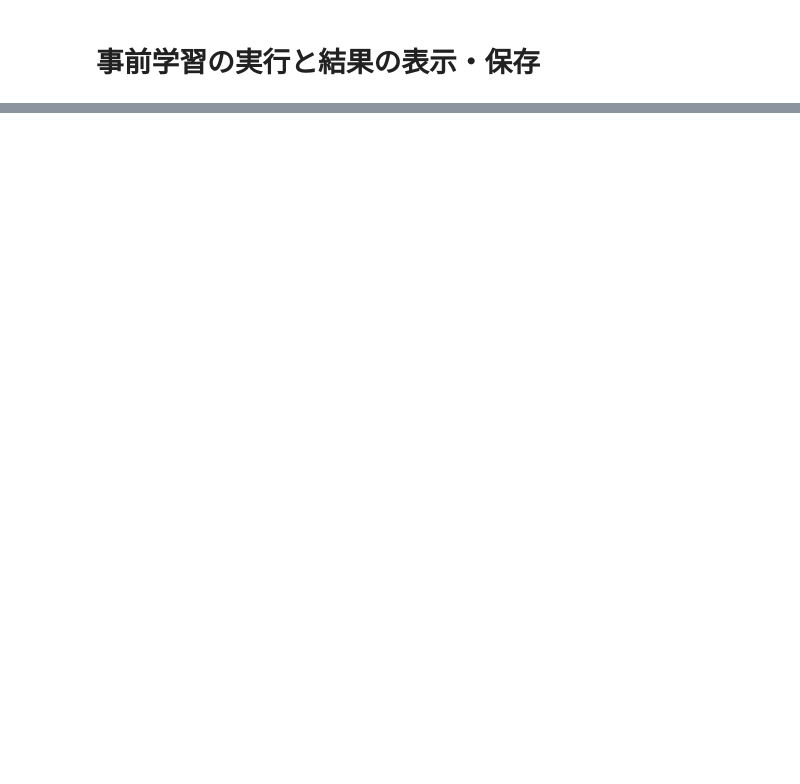
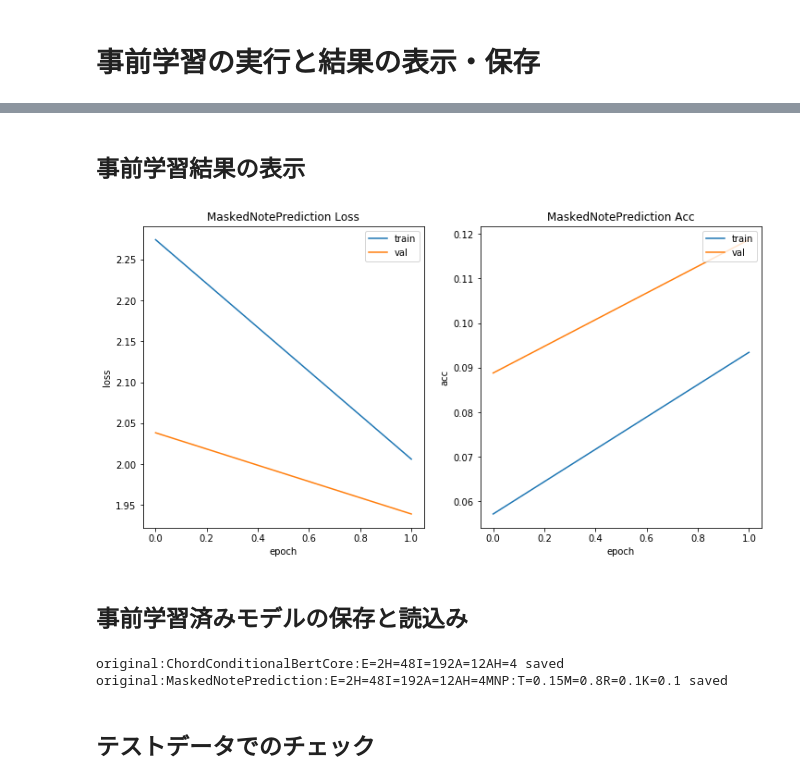
Before and after one commit to fuurin/schwbert, a Jupyter notebook: pretraining/theorytab.ipynb, the cells around one changed output, grey strips where cells are left out. Drawn from its saved outputs; the diff is of its cells as text; code cells hidden in the pictures; blank space fills up the shorter version.

```diff
--- a/pretraining/theorytab.ipynb
+++ b/pretraining/theorytab.ipynb
@@ -1168,10 +1112,10 @@ test data size: 871
 # %%
 multi_gpu = False
-device = torch.device('cuda:2')
+device = torch.device('cuda:3')
 
 multi_gpu = multi_gpu and (device == 'cuda')
 
-core = ChordConditionalBertCore(config).to(device)
+core = ChordConditionalBertCore(config).set_device(device)
 pre_training_models = [
     MaskedNotePrediction(core, config).set_device(device),
     # BarsOrderPrediction(core, config).set_device(device),
@@ -1192,11 +1251,13 @@ print("Network settings completed")
 # %%
-epoch_num = 10
+epoch_num = 2
 core_trained, models_trained = pre_train(
     core=core,
     pre_training_models=pre_training_models,
     dataloaders_dict=dataloaders_dict,
     optimizer=optimizer,
     epoch_num=epoch_num,
-    report_period=(train_size // batch_size) // 10
+    output_dir=output_dir,
+    report_period=len(dataloaders_dict['train']) // 5,
+    save_epoch_period = 10
 )
 # %% [output]
@@ -1246,0 +1281,51 @@ print(f"テストデータ{len(test_dl.dataset)}個での正解率： {epoch_acc
+# %% [markdown]
+## 事前学習結果の表示
+# %%
+task_num = len(models_trained)
+fig, axs = plt.subplots(task_num, 2, figsize=(12, task_num*6))
+
+for m, model in enumerate(models_trained):
+    train_loss = model.loss_dict['train']
+    val_loss = model.loss_dict['val']
+    train_acc = model.acc_dict['train']
+    val_acc = model.acc_dict['val']
+    x = np.arange(len(train_loss))
+
+    if task_num == 1:
+        ax_loss = axs[0]
+        ax_acc = axs[1]
+    else:
+        ax_loss = axs[m][0]
+        ax_acc = axs[m][1]
+
+    ax_loss.plot(x, train_loss, label='train', linewidth=1.5)
+    ax_loss.plot(x, val_loss, label='val', linewidth=1.5)
+    ax_loss.legend(loc='upper right')
+    ax_loss.set_xlabel('epoch')
+    ax_loss.set_ylabel('loss')
+    ax_loss.set_title(f"{model.__class__.__name__} Loss")
+
+    ax_acc.plot(x, train_acc, label='train', linewidth=1.5)
+    ax_acc.plot(x, val_acc, label='val', linewidth=1.5)
+    ax_acc.legend(loc='upper right')
+    ax_acc.set_xlabel('epoch')
+    ax_acc.set_ylabel('acc')
+    ax_acc.set_title(f"{model.__class__.__name__} Acc")
+
+plt.show()
+# %% [output]
+[figure, added]
+# %% [markdown]
+## 事前学習済みモデルの保存と読込み
+# %%
+core_file_name = save_model(core_trained, epoch_num, config, output_dir)
+
+pre_training_model_names = []
+for model_trained in models_trained:
+    name = save_model(model_trained, epoch_num, config, output_dir)
+    pre_training_model_names.append(name)
+
+config_file_name = save_config(dict(config), output_dir)
+# %% [output]
+original:ChordConditionalBertCore:E=2H=48I=192A=12AH=4 saved
+original:MaskedNotePrediction:E=2H=48I=192A=12AH=4MNP:T=0.15M=0.8R=0.1K=0.1 saved
@@ -1246,0 +1339,2 @@ print(f"テストデータ{len(test_dl.dataset)}個での正解率： {epoch_acc
+# %% [markdown]
+## テストデータでのチェック
```
Also changed, not shown: parts of 49 cells of this notebook.
